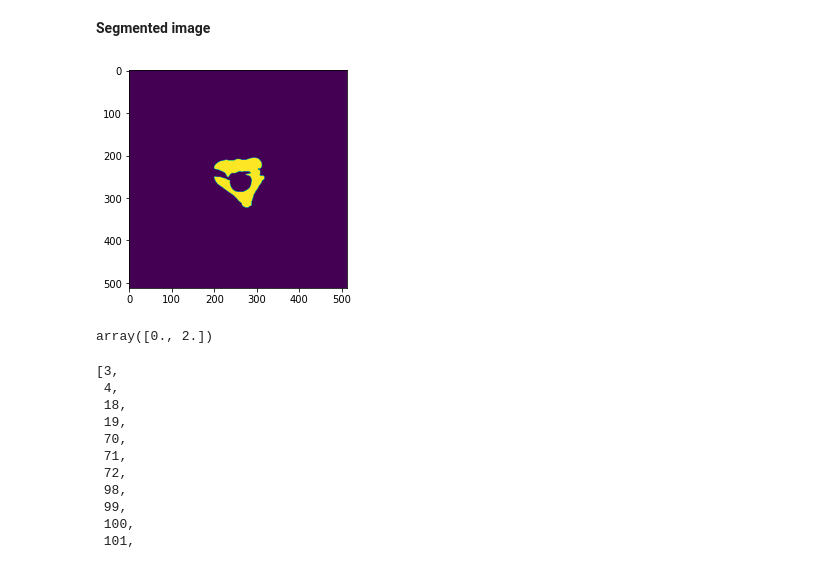
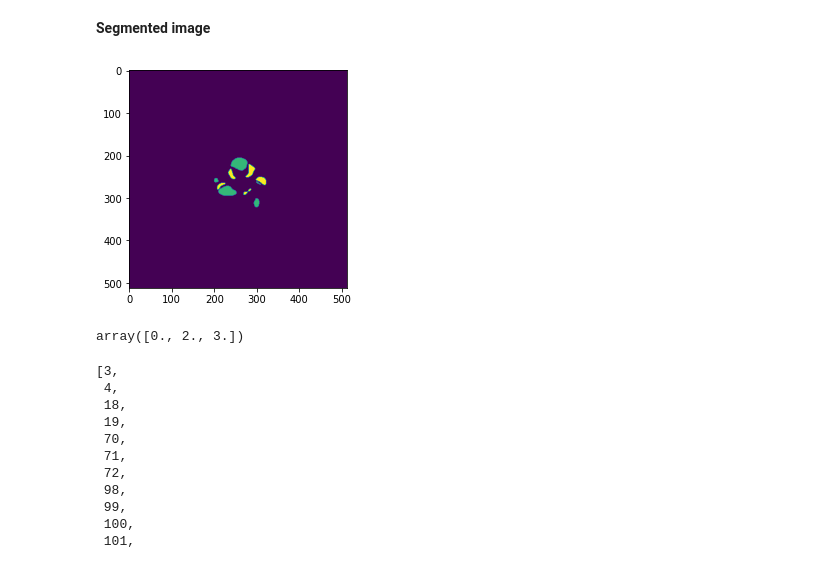
Before and after one commit to aguscura/RSNA-Competition, a Jupyter notebook: rnsa-competition-preprocessing.ipynb, the cells around one changed output. Saved outputs shown, nothing was run; the diff lists cells and outputs as text; code cells hidden in the pictures.

```diff
--- a/rnsa-competition-preprocessing.ipynb
+++ b/rnsa-competition-preprocessing.ipynb
@@ -73,14 +73,14 @@ print(segmentations.shape) # segmentations shape (num_images, height, width)
 # %% [markdown]
 **Segmented image**
 # %%
-plt.imshow(segmentations[175])
+plt.imshow(segmentations[200])
 plt.show()
 # %% [output]
-[figure, old version]
+[figure, new version]
 # %%
-np.unique(segmentations[175])
+np.unique(segmentations[201])
 # %% [output]
-array([0., 2.])
+array([0., 2., 3.])
 # %%
 #Segmentation 200. Indicates 201 dicom file IS REFERENCING C3.
 vertebrae = []
```
Also changed, not shown: parts of 6 cells of this notebook.
